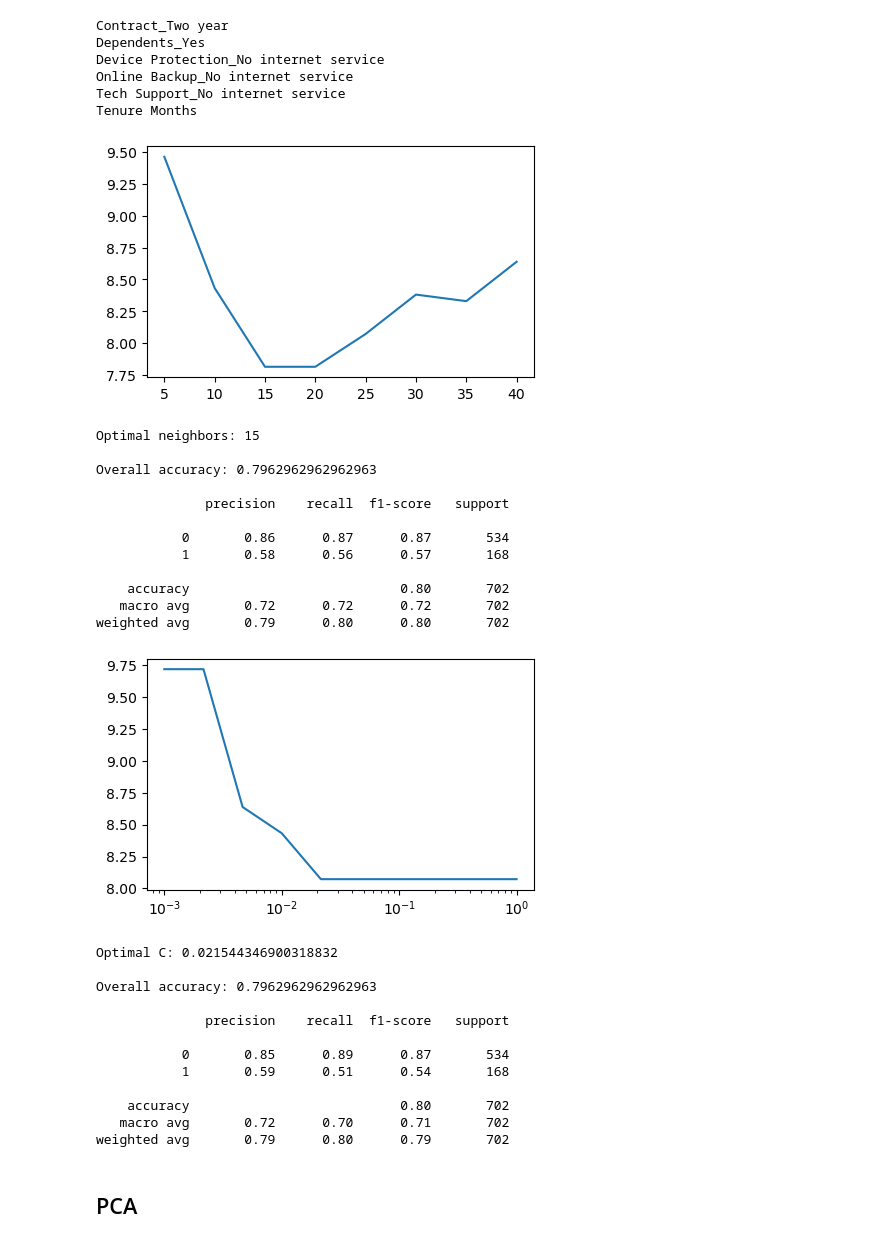
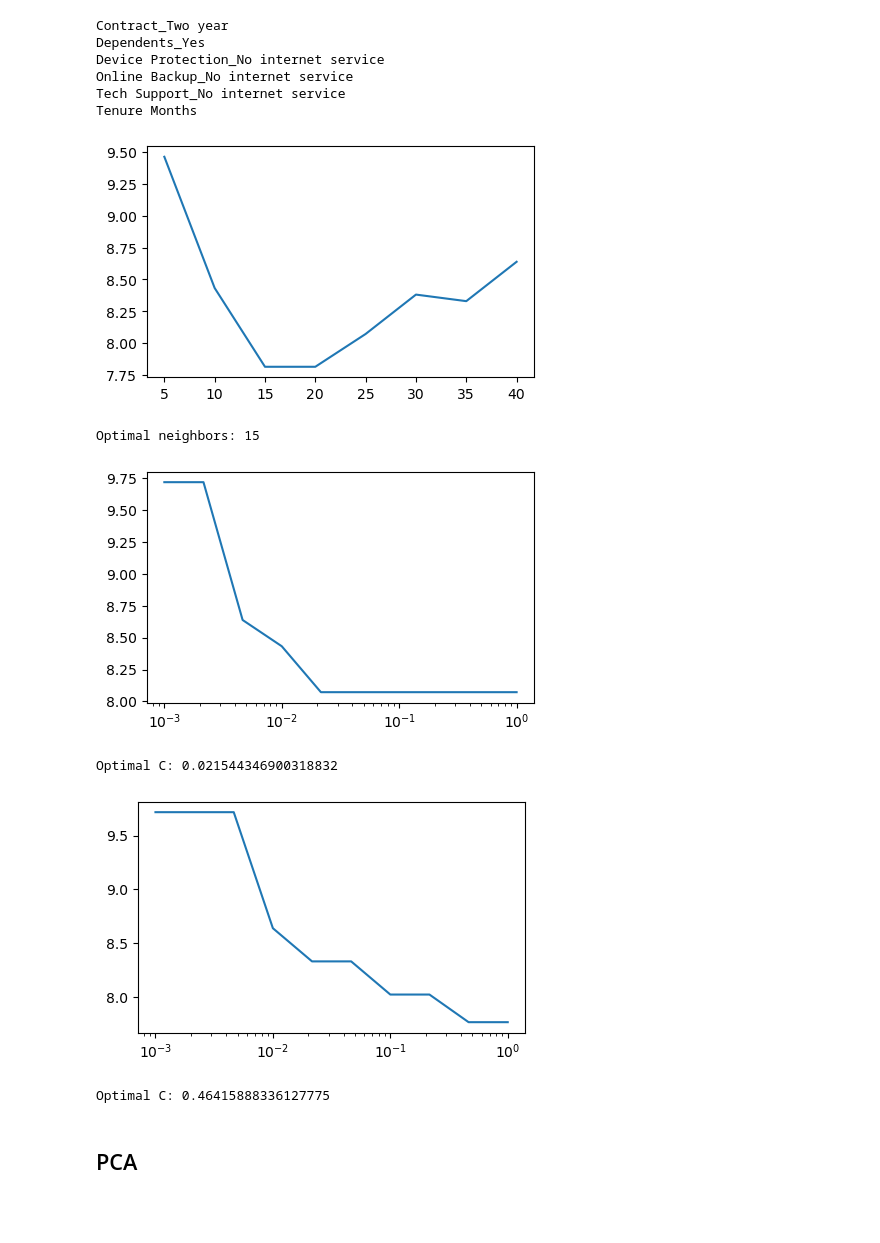
Before and after one commit to prat-man/CSE-572-Data-Mining, a Jupyter notebook: causality.ipynb, the cells around one changed output. Drawn from its saved outputs; the diff is of its cells as text; code cells hidden in the pictures; blank space fills up the shorter version.

```diff
--- a/causality.ipynb
+++ b/causality.ipynb
@@ -319,7 +319,7 @@ weighted avg       0.78      0.80      0.79       702
 # %% [markdown]
 ## Pearson
 # %%
-pearson = SelectKBest(r_regression, k=6).fit(X_train, y_train)
+pearson = SelectKBest(r_regression, k=n_features).fit(X_train, y_train)
 
 pearson_features = X_train.iloc[:, np.argsort(pearson.scores_)[:6]].columns.values
 
@@ -337,37 +337,20 @@ X_train_pearson = pearson.transform(X_train)
 X_val_pearson = pearson.transform(X_val)
 X_test_pearson = pearson.transform(X_test)
 # %%
-evaluateKNN(X_train_pearson, X_val_pearson, X_test_pearson)
+evaluateKNN(X_train_pearson, X_val_pearson, X_test_pearson, 'KNN - Pearson')
 # %% [output]
 [figure]
 Optimal neighbors: 15
-
-Overall accuracy: 0.7962962962962963
-
-              precision    recall  f1-score   support
-
-           0       0.86      0.87      0.87       534
-           1       0.58      0.56      0.57       168
-
-    accuracy                           0.80       702
-   macro avg       0.72      0.72      0.72       702
-weighted avg       0.79      0.80      0.80       702
 # %%
-evaluateLR(X_train_pearson, X_val_pearson, X_test_pearson)
+evaluateLR(X_train_pearson, X_val_pearson, X_test_pearson, 'LR - Pearson')
 # %% [output]
 [figure]
 Optimal C: 0.021544346900318832
-
-Overall accuracy: 0.7962962962962963
-
-              precision    recall  f1-score   support
-
-           0       0.85      0.89      0.87       534
-           1       0.59      0.51      0.54       168
-
-    accuracy                           0.80       702
-   macro avg       0.72      0.70      0.71       702
-weighted avg       0.79      0.80      0.79       702
+# %%
+evaluateSVM(X_train_pearson, X_val_pearson, X_test_pearson, 'SVM - Pearson')
+# %% [output]
+[figure, added]
+Optimal C: 0.46415888336127775
 # %% [markdown]
 ## PCA
 # %%
```
Also changed, not shown: parts of 34 cells of this notebook.
